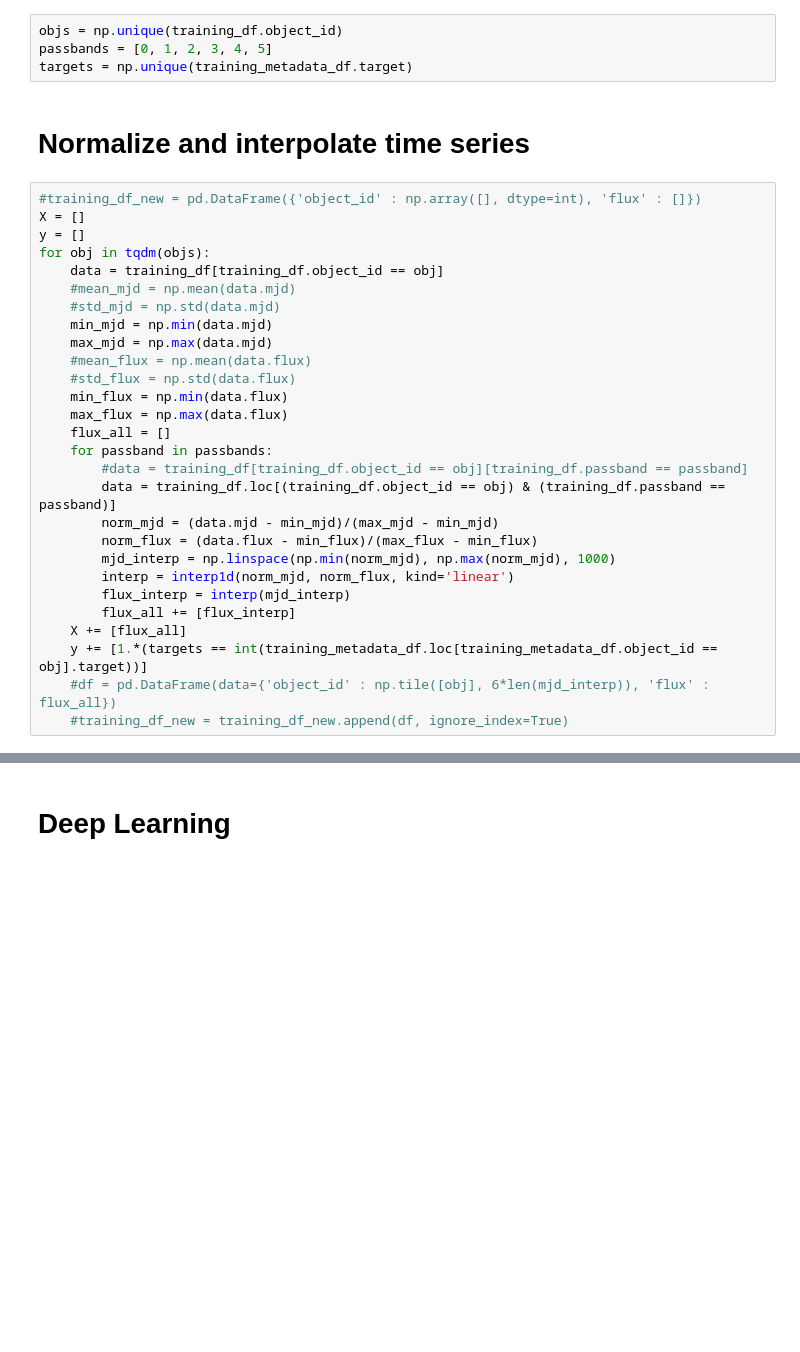
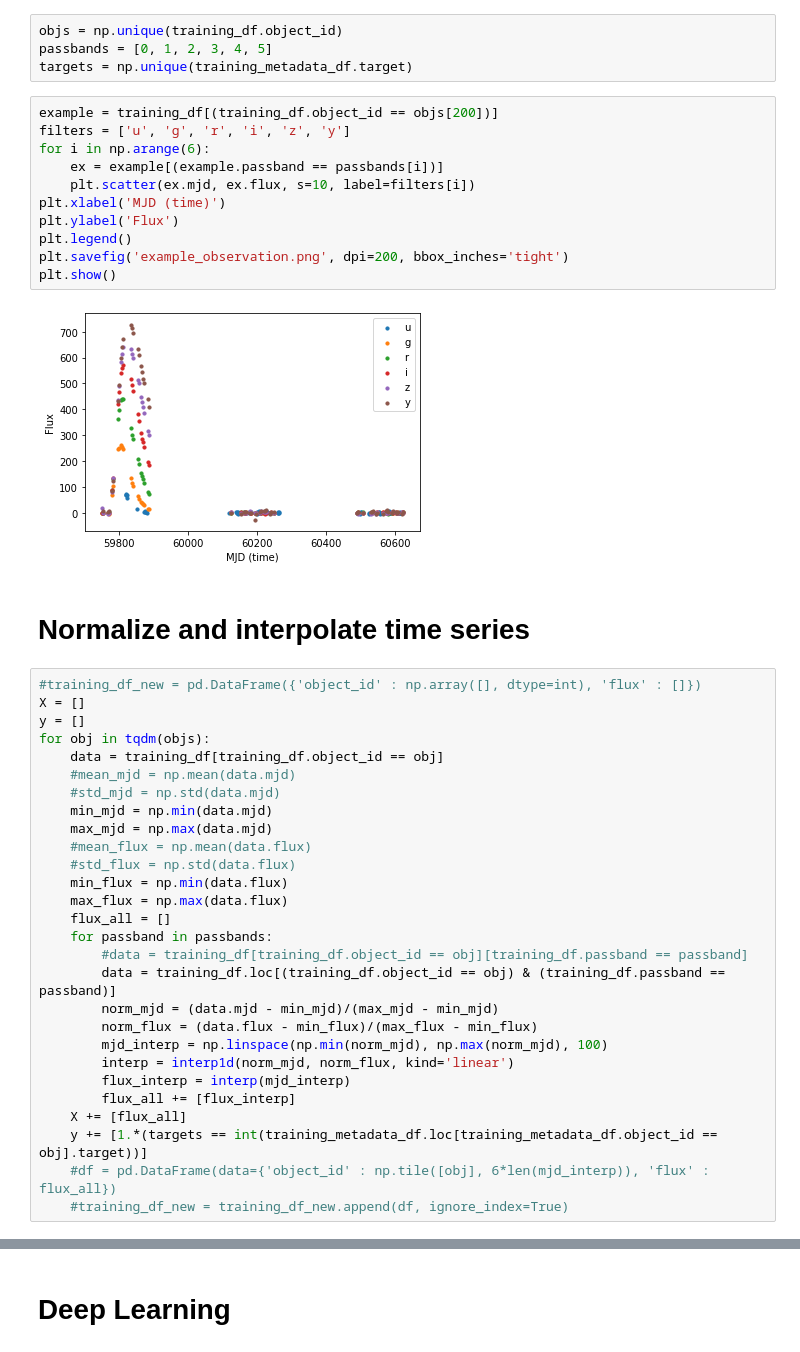
Before and after one commit to neerajkulk/ml_finalproj, a Jupyter notebook: Neil_CNN.ipynb, the cells around one changed output, grey strips where cells are left out. Saved outputs shown, nothing was run; the diff lists cells and outputs as text; blank space fills up the shorter version.

```diff
--- a/Neil_CNN.ipynb
+++ b/Neil_CNN.ipynb
@@ -21,6 +21,19 @@ training_metadata_df.head(5)
 objs = np.unique(training_df.object_id)
 passbands = [0, 1, 2, 3, 4, 5]
 targets = np.unique(training_metadata_df.target)
+# %%
+example = training_df[(training_df.object_id == objs[200])]
+filters = ['u', 'g', 'r', 'i', 'z', 'y']
+for i in np.arange(6):
+    ex = example[(example.passband == passbands[i])]
+    plt.scatter(ex.mjd, ex.flux, s=10, label=filters[i])
+plt.xlabel('MJD (time)')
+plt.ylabel('Flux')
+plt.legend()
+plt.savefig('example_observation.png', dpi=200, bbox_inches='tight')
+plt.show()
+# %% [output]
+[figure, added]
 # %% [markdown]
 # Normalize and interpolate time series
 # %%
@@ -43,7 +56,7 @@ for obj in tqdm(objs):
         data = training_df.loc[(training_df.object_id == obj) & (training_df.passband == passband)]
         norm_mjd = (data.mjd - min_mjd)/(max_mjd - min_mjd)
         norm_flux = (data.flux - min_flux)/(max_flux - min_flux)
-        mjd_interp = np.linspace(np.min(norm_mjd), np.max(norm_mjd), 1000)
+        mjd_interp = np.linspace(np.min(norm_mjd), np.max(norm_mjd), 100)
         interp = interp1d(norm_mjd, norm_flux, kind='linear')
         flux_interp = interp(mjd_interp)
         flux_all += [flux_interp]
```
Also changed, not shown: parts of 12 cells of this notebook.
